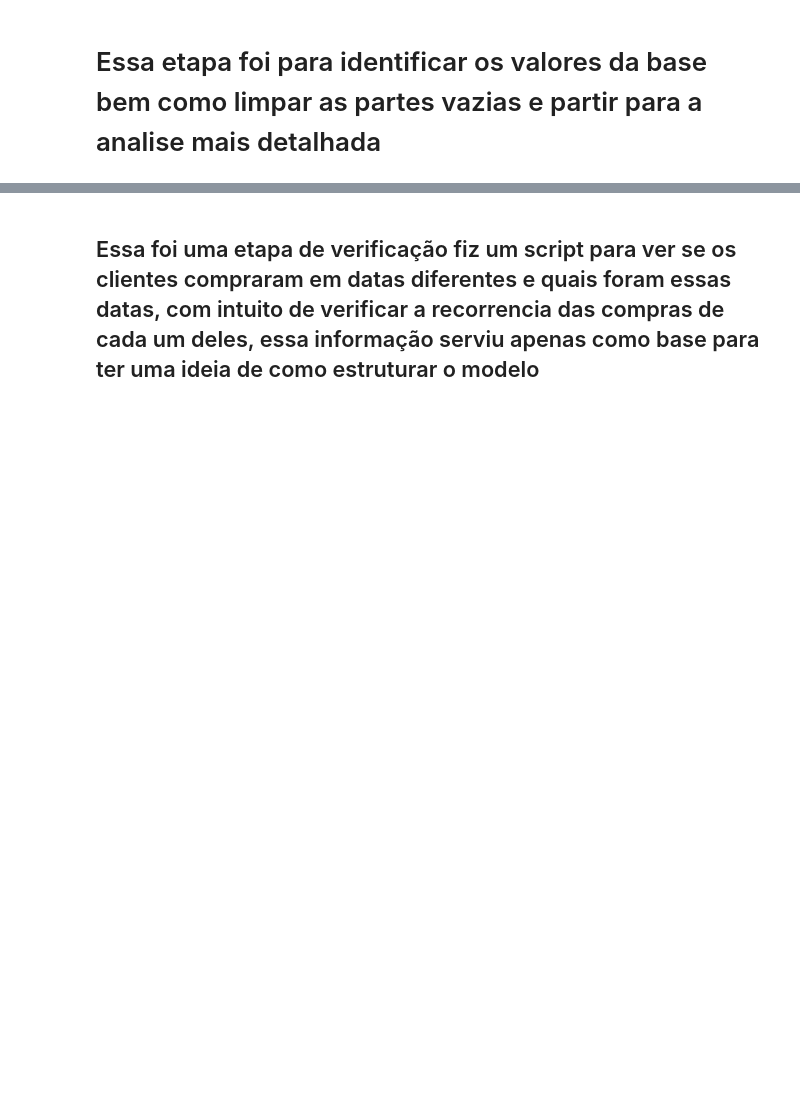
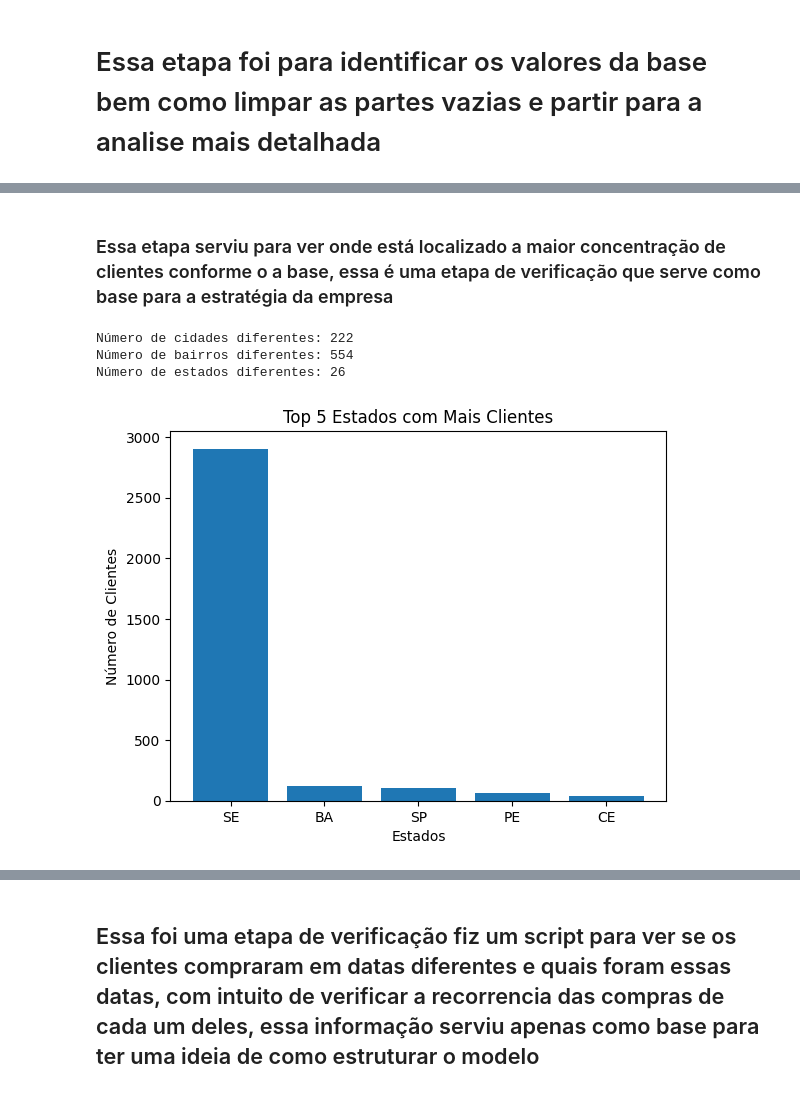
Before and after one commit to wesengp/Projeto-Machinelearning, a Jupyter notebook: Desafio_Bazico.ipynb, the cells around one changed output, grey strips where cells are left out. Drawn from its saved outputs; the diff is of its cells as text; code cells hidden in the pictures; blank space fills up the shorter version.

```diff
--- a/Desafio_Bazico.ipynb
+++ b/Desafio_Bazico.ipynb
@@ -56,0 +77,24 @@ display(tabela_vendas_produtos.describe().round(3))
+# %% [markdown]
+### Essa etapa serviu para ver onde está localizado a maior concentração de clientes conforme o a base, essa é uma etapa de verificação que serve como base para a estratégia da empresa
+# %%
+# Verificar quantas cidades diferentes existem no dataframe
+print("Número de cidades diferentes:", tabela_clientes['Cidade'].nunique())
+
+# Verificar quantos bairros diferentes existem no dataframe
+print("Número de bairros diferentes:", tabela_clientes['Bairro'].nunique())
+
+# Verificar quantos estados diferentes existem no dataframe
+print("Número de estados diferentes:", tabela_clientes['Estado'].nunique())
+# %% [output]
+Número de cidades diferentes: 222
+Número de bairros diferentes: 554
+Número de estados diferentes: 26
+# %%
+top_estados = tabela_clientes['Estado'].value_counts().head(5)
+plt.bar(top_estados.index, top_estados.values)
+plt.title('Top 5 Estados com Mais Clientes')
+plt.xlabel('Estados')
+plt.ylabel('Número de Clientes')
+plt.show()
+# %% [output]
+[figure, added]
```
Also changed, not shown: parts of 24 cells of this notebook.
